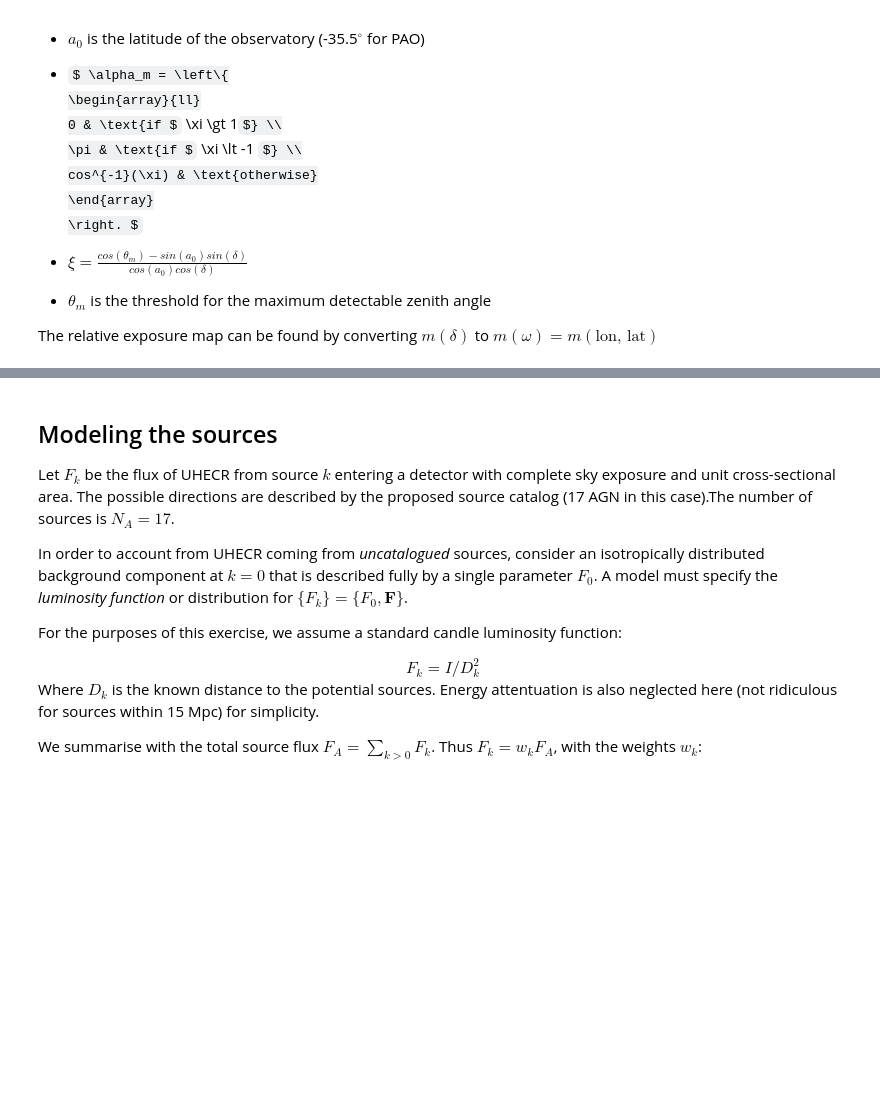
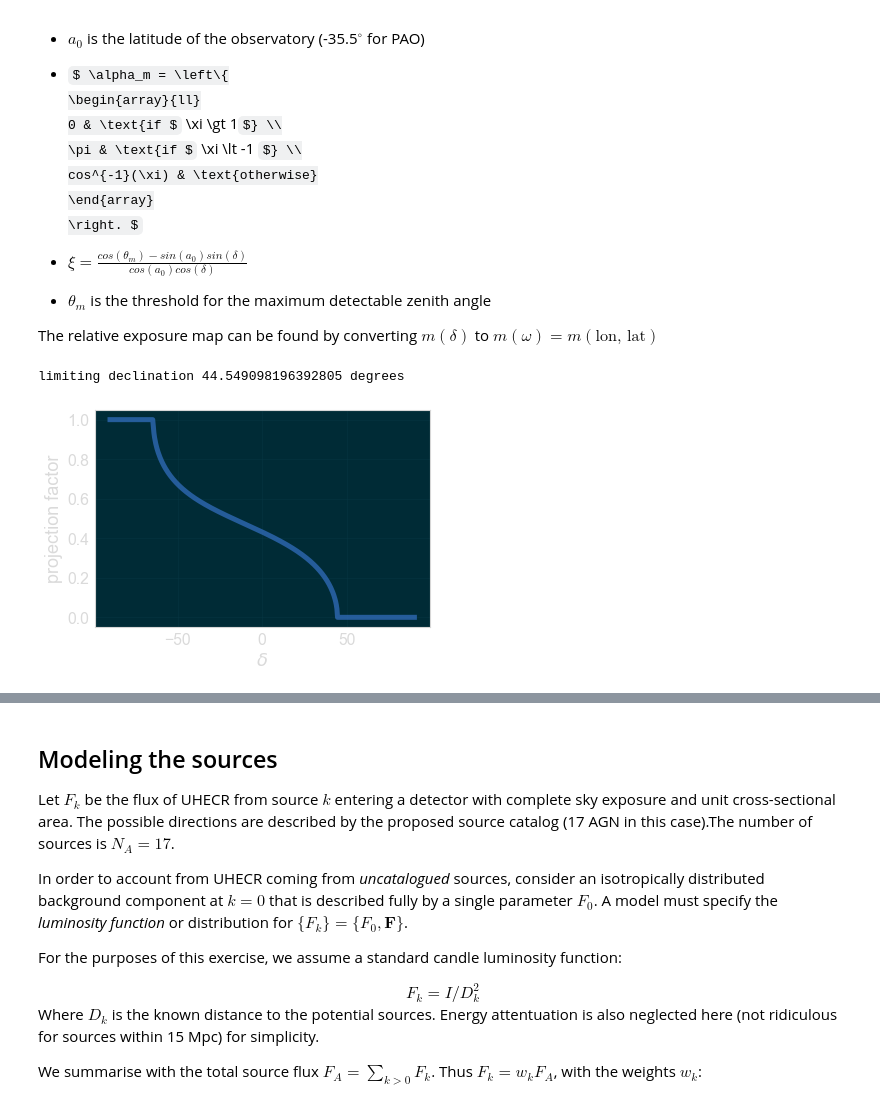
Before and after one commit to cescalara/fancy, a Jupyter notebook: soiaporn_model/soiaporn_model.ipynb, the cells around one changed output, grey strips where cells are left out. Cells and saved outputs as stored; diff of their text form; code cells hidden in the pictures; some formulas as TeX source; blank space fills up the shorter version.

```diff
--- a/soiaporn_model/soiaporn_model.ipynb
+++ b/soiaporn_model/soiaporn_model.ipynb
@@ -294,0 +103,14 @@ bar.set_label('Relative exposure', color = textcolor, alpha = 0.7)
+# %%
+# add the Pierre Auger Observatory as a detector
+auger_coords = [-35.5, -69.3] # lat, lon in degrees
+threshold_zenith_angle = 80 # degrees
+data.add_detector(auger_coords, threshold_zenith_angle, label = 'Auger')
+
+# plot the exposure as a function of declination
+data.detector['Auger'].show(view = 'decplot', cmap = 'sunset')
+
+# display the limiting declination
+print('limiting declination', data.detector['Auger'].limiting_dec.deg, 'degrees')
+# %% [output]
+limiting declination 44.549098196392805 degrees
+[figure, added]
```
Also changed, not shown: parts of 6 cells of this notebook, 1 other file.
